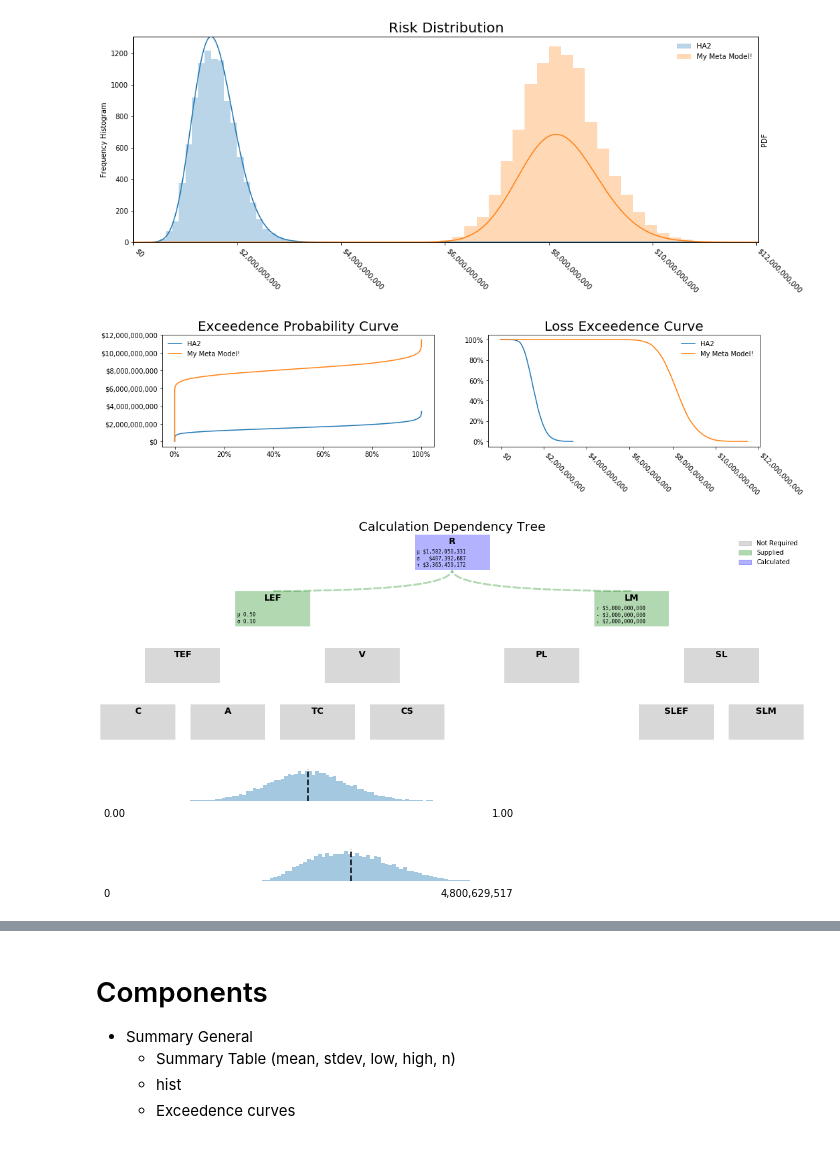
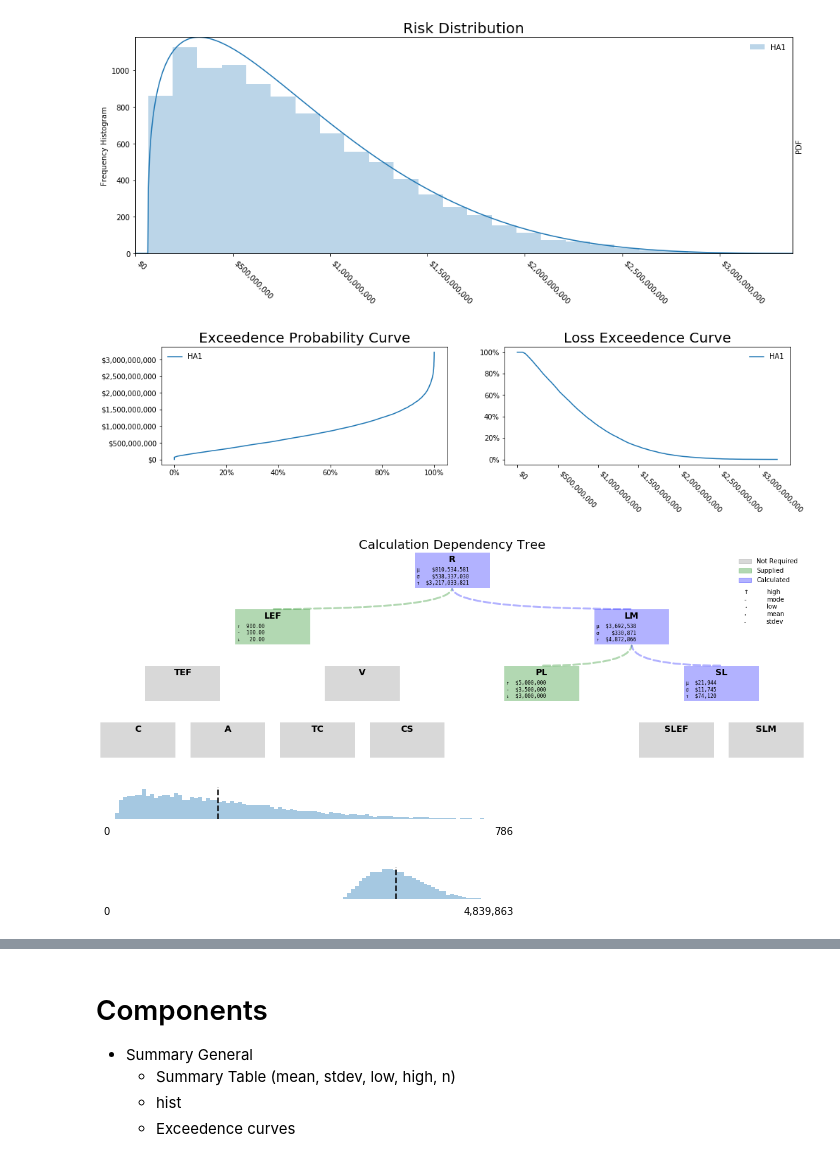
Before and after one commit to Hive-Systems/pyfair, a Jupyter notebook: scratch_notebook.ipynb, the cells around one changed output, grey strips where cells are left out. Saved outputs shown, nothing was run; the diff lists cells and outputs as text; code cells hidden in the pictures.

Commit message:
Still futzing with the tree image.

```diff
--- a/scratch_notebook.ipynb
+++ b/scratch_notebook.ipynb
@@ -8,32 +9,43 @@ import pandas as pd
 # %%
 model1 = pyfair.FairModel(name="HA1", n_simulations=10_000)
 model1.input_data('Loss Event Frequency', low=20, mode=100, high=900)
-model1.input_data('Loss Magnitude', low=3_000_000, mode=3_500_000, high=5_000_000)
+model1.input_data('Primary Loss', low=3_000_000, mode=3_500_000, high=5_000_000)
+model1.input_multi_data('Secondary Loss', {
+    'Secondary Loss Event Frequency': {
+        'Reputational': {
+            'low': .01,
+            'mode': .80,
+            'high': .99,
+        }
+    },
+    'Secondary Loss Event Magnitude' : {
+        'Reputational': {
+            'low': 10_000,
+            'mode': 20_000,
+            'high': 100_000,
+        }
+    }
+})
+
 model1.calculate_all()
 
 model2 = pyfair.FairModel(name="HA2", n_simulations=10_000)
 model2.bulk_import_data({
     'Loss Event Frequency':    {'mean':.5, 'stdev':.1},
     'Loss Magnitude': {'low': 2_000_000_000, 'mode': 3_000_000_000, 'high': 5_000_000_000}
 })
 model2.calculate_all()
 
 model3 = pyfair.FairModel(name="HA3", n_simulations=10_000)
 model3.input_data('Loss Event Frequency', low=10, mode=15, high=16)
 model3.input_data('Loss Magnitude', low=500_000_000, mode=500_900_000, high=600_000_000)
 model3.calculate_all()
 
-results = model1.export_results()
-node_statuses = model1.get_node_statuses()
-
-mm = pyfair.FairMetaModel(name='My Meta Model!', models=[model1, model3])
-mm.calculate_all()
-
-fsr = pyfair.FairSimpleReport([model2, mm])
+fsr = pyfair.FairSimpleReport([model1])
 fsr.to_html('output.html')
 # %% [output]
-[figure, old version]
+[figure, new version]
-[figure, old version]
+[figure, new version]
-[figure, old version]
+[figure, new version]
-[figure, old version]
+[figure, new version]
-[figure, old version]
+[figure, new version]
```
Also changed, not shown: parts of 5 cells of this notebook, 4 other files.
